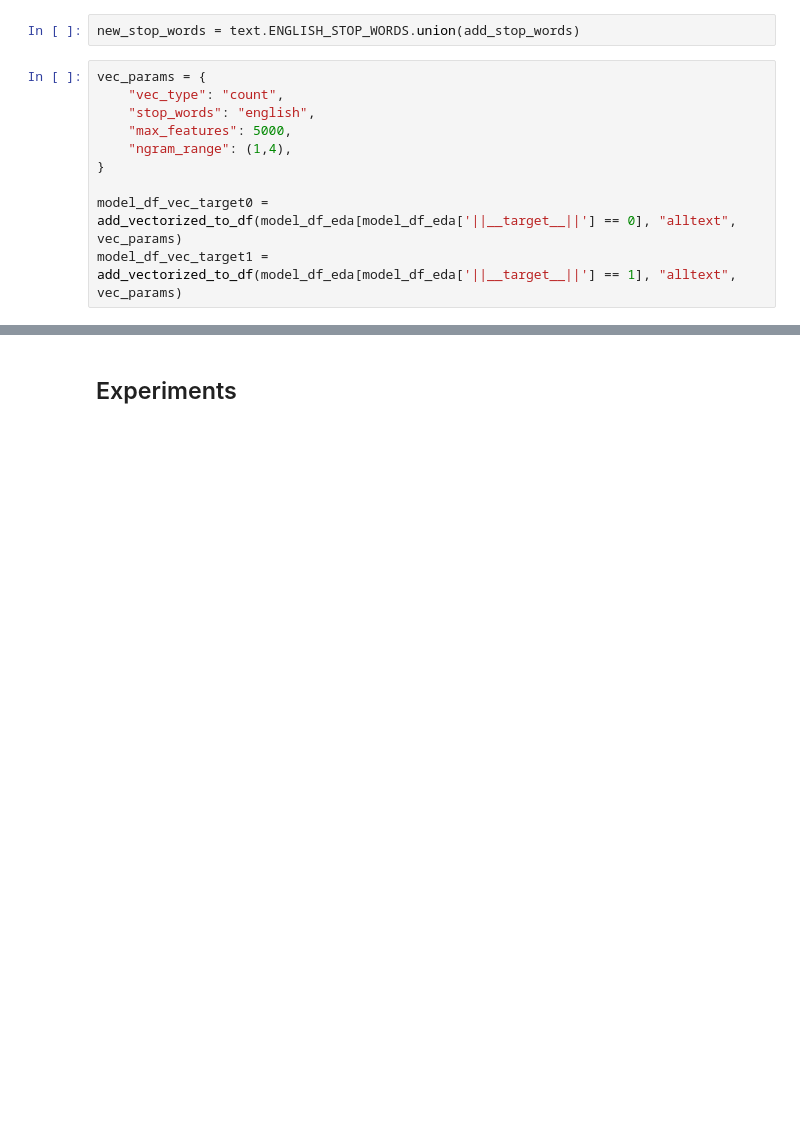
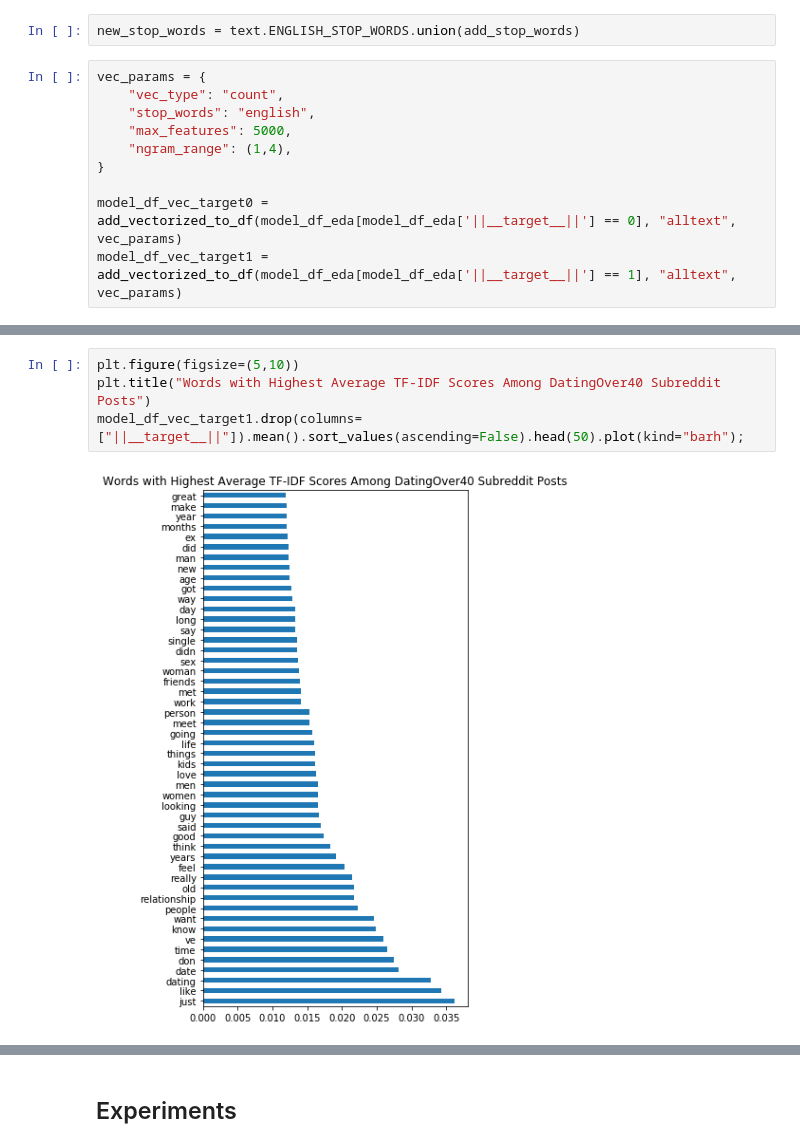
Before and after one commit to matthewlee44/reddit_subreddit_classification, a Jupyter notebook: Untitled1.ipynb, the cells around one changed output, grey strips where cells are left out. Cells and saved outputs as stored; diff of their text form; blank space fills up the shorter version.

```diff
--- a/Untitled1.ipynb
+++ b/Untitled1.ipynb
@@ -129,0 +150,6 @@ model_df_vec_target0.shape
+# %%
+plt.figure(figsize=(5,10))
+plt.title("Words with Highest Average TF-IDF Scores Among DatingOver40 Subreddit Posts")
+model_df_vec_target1.drop(columns=["||__target__||"]).mean().sort_values(ascending=False).head(50).plot(kind="barh");
+# %% [output]
+[figure, added]
```
Also changed, not shown: parts of 15 cells of this notebook, 1 other file.
